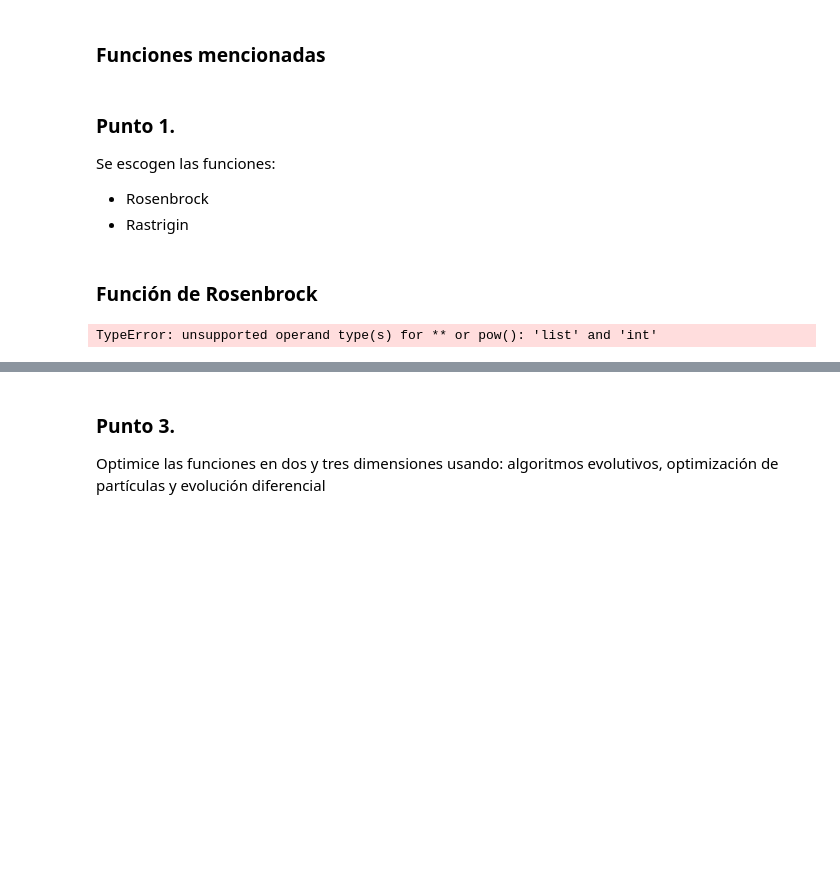
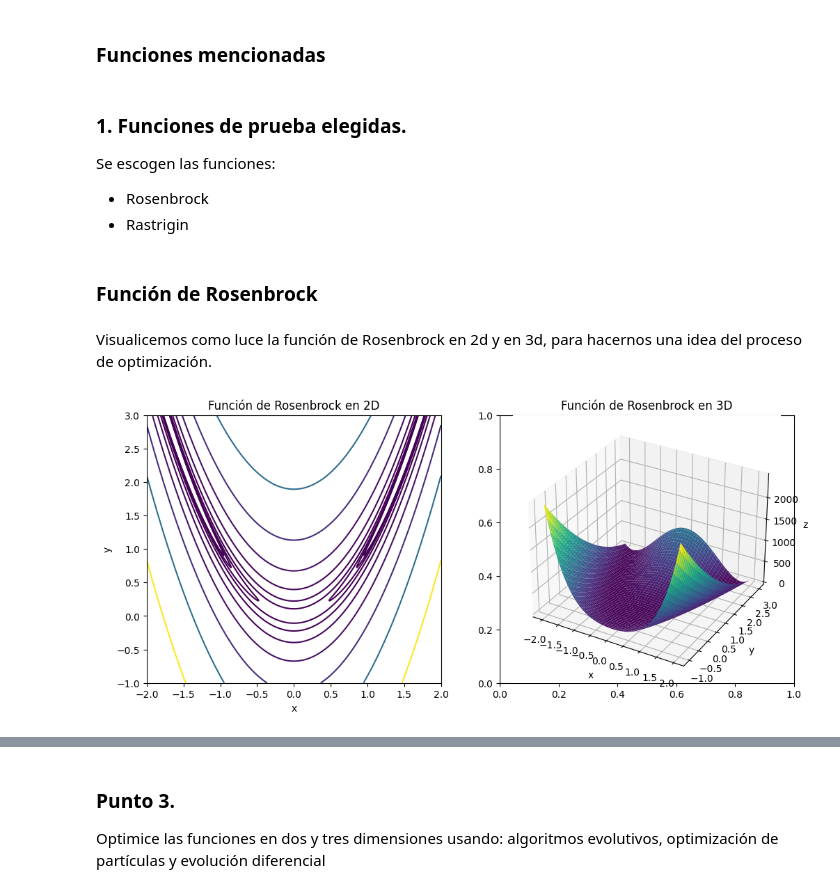
Before and after one commit to Lema25/Optimizacion_Euristica, a Jupyter notebook: Trabajo1.ipynb, the cells around one changed output, grey strips where cells are left out. Drawn from its saved outputs; the diff is of its cells as text; code cells hidden in the pictures; blank space fills up the shorter version.

Commit message:
graficas

```diff
--- a/Trabajo1.ipynb
+++ b/Trabajo1.ipynb
@@ -64,7 +40,7 @@ def goldstein_price(x, y):
 
 # Función de las seis jorobas de camello (no proporcionada)
 # %% [markdown]
-### Punto 1.
+### 1. Funciones de prueba elegidas.
 Se escogen las funciones:
 - Rosenbrock
 - Rastrigin
@@ -76,44 +52,47 @@ Se escogen las funciones:
 # Seleccionamos Función de Rosenbrock y Función de Rastrigin y las definimos
 
 def rosenbrock(x):
-    return sum(100.0 * (x[1:] - x[:-1]**2)**2 + (1 - x[:-1])**2)
+    return sum(100.0 * np.square((x[1:] - np.square(x[:-1]))) + (1 - np.square(x[:-1])))
 
 def rastrigin(x):
-    return 10 * len(x) + sum(x**2 - 10 * np.cos(2 * np.pi * x))
+    return 10 * len(x) + sum(np.square(x) - 10 * np.cos(2 * np.pi * x))
+
+#Función que uso para gráficar, porque me parece que la de arriba solo funciona para una arreglo unidimensional
+def rastrigin2(x, A=10):
+    return A * len(x) + sum([(xi**2 - A * np.cos(2 * np.pi * xi)) for xi in x])
 # %% [markdown]
 ### Función de Rosenbrock
+# %% [markdown]
+Visualicemos como luce la función de Rosenbrock en 2d y en 3d, para hacernos una idea del proceso de optimización.
 # %%
-
-
-# Generar datos para graficar en 2D
+# Generamos datos para graficar en 2D
 x = np.linspace(-2, 2, 400)
 y = np.linspace(-1, 3, 400)
 X, Y = np.meshgrid(x, y)
-Z = rosenbrock([X, Y])
+Z_2d = rosenbrock([X, Y])
 
-# Graficar en 2D
-plt.figure(figsize=(10, 5))
-plt.contour(X, Y, Z, levels=np.logspace(-1, 3, 10), cmap='viridis')
-plt.xlabel('x')
-plt.ylabel('y')
-plt.title('Función de Rosenbrock en 2D')
-plt.colorbar(label='log(Escala)')
+# Generamos datos para graficar en 3d
+x_3d = np.linspace(-2, 2, 100)
+y_3d = np.linspace(-1, 3, 100)
+X_3d, Y_3d = np.meshgrid(x_3d, y_3d)
+Z_3d = rosenbrock([X_3d, Y_3d])
+
+fig, axs = plt.subplots(1, 2, figsize=(12, 5))
+
+# Grafica en 2D
+axs[0].contour(X, Y, Z_2d, levels=np.logspace(-1, 3, 10), cmap='viridis')
+axs[0].set_xlabel('x')
+axs[0].set_ylabel('y')
+axs[0].set_title('Función de Rosenbrock en 2D')
+
+# Grafica en 3D
+axs[1] = fig.add_subplot(122, projection='3d')
+axs[1].plot_surface(X_3d, Y_3d, Z_3d, cmap='viridis')
+axs[1].set_xlabel('x')
+axs[1].set_ylabel('y')
+axs[1].set_zlabel('z')
+axs[1].set_title('Función de Rosenbrock en 3D')
+
 plt.show()
-
-# Generar datos para graficar en 3D
-x = np.linspace(-2, 2, 100)
-y = np.linspace(-1, 3, 100)
-X, Y = np.meshgrid(x, y)
-Z = rosenbrock([X, Y])
-
-# Graficar en 3D
-fig = plt.figure(figsize=(10, 5))
-ax = fig.add_subplot(111, projection='3d')
-ax.plot_surface(X, Y, Z, cmap='viridis')
-ax.set_xlabel('x')
-ax.set_ylabel('y')
-ax.set_zlabel('z')
-ax.set_title('Función de Rosenbrock en 3D')
-plt.show()
 # %% [output]
-TypeError: unsupported operand type(s) for ** or pow(): 'list' and 'int'
+[figure, added]
```
Also changed, not shown: parts of 6 cells of this notebook.
